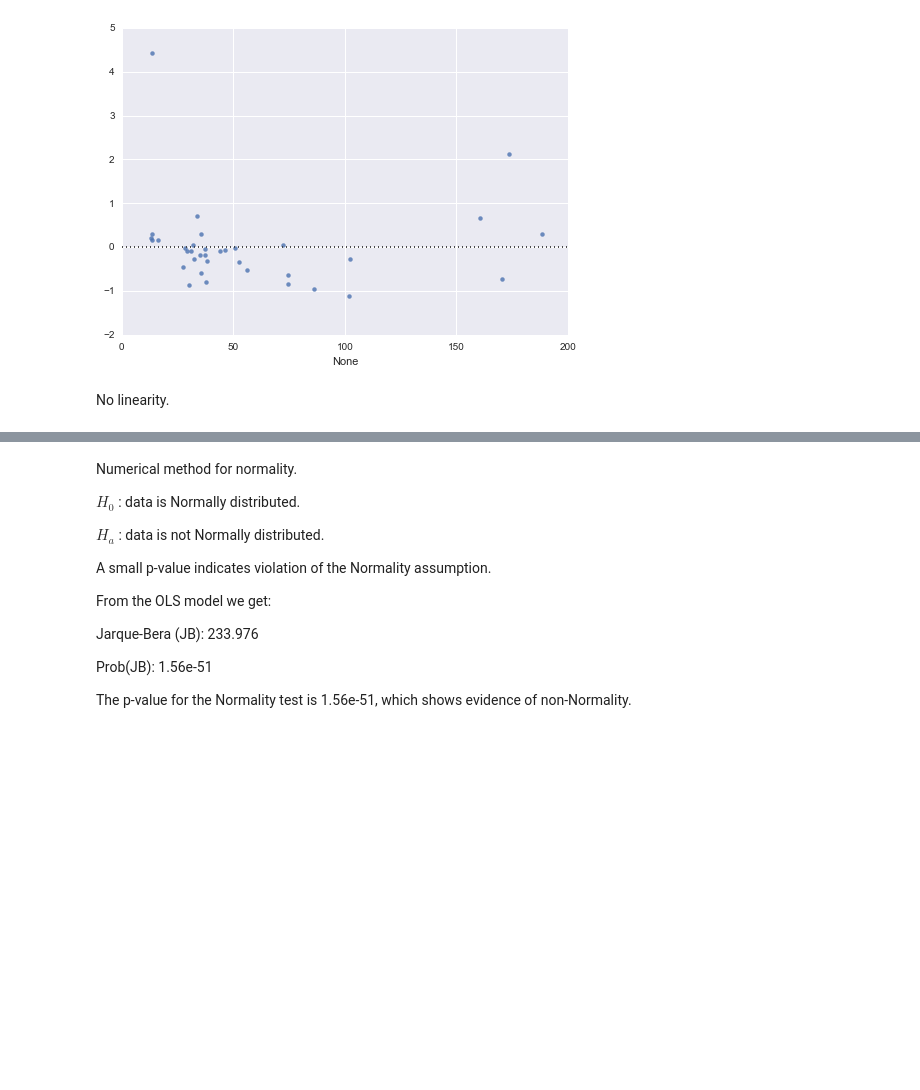
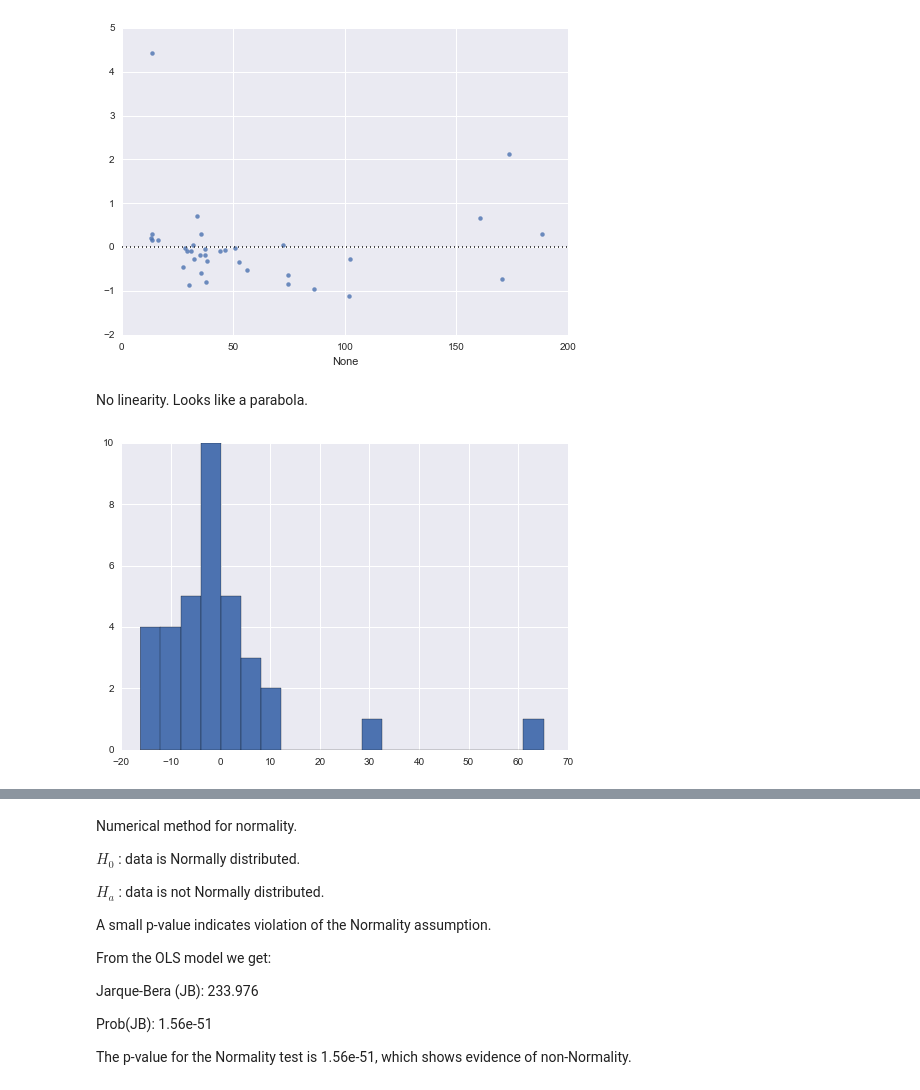
Before and after one commit to carlespoles/DSCI6002-student, a Jupyter notebook: week6/6-4_RegDiag/DSCI6002-6.4-Lab-CarlesPolesMielgo_PranavaPrabhakaran.ipynb, the cells around one changed output, grey strips where cells are left out. Saved outputs shown, nothing was run; the diff lists cells and outputs as text; code cells hidden in the pictures; blank space fills up the shorter version.

```diff
--- a/week6/6-4_RegDiag/DSCI6002-6.4-Lab-CarlesPolesMielgo_PranavaPrabhakaran.ipynb
+++ b/week6/6-4_RegDiag/DSCI6002-6.4-Lab-CarlesPolesMielgo_PranavaPrabhakaran.ipynb
@@ -312,4 +264,10 @@ sns.residplot(results.fittedvalues, results.resid_pearson, hills);
 # %% [output]
 [figure]
 # %% [markdown]
-No linearity.
+No linearity. Looks like a parabola.
+# %%
+# Histogram of residuals.
+res1 = results.resid
+hist(res1, bins = 20);
+# %% [output]
+[figure, added]
```
Also changed, not shown: parts of 49 cells of this notebook.
